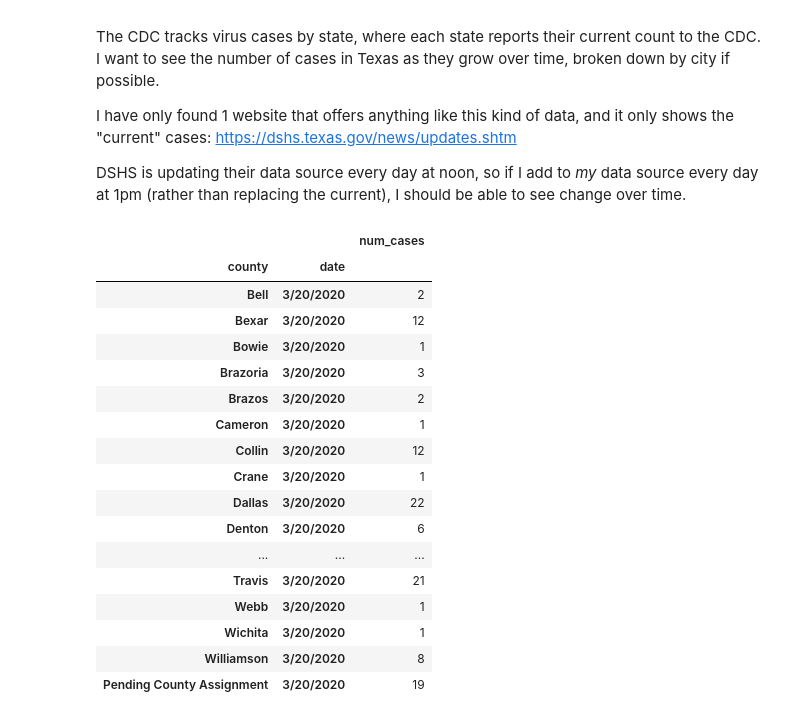
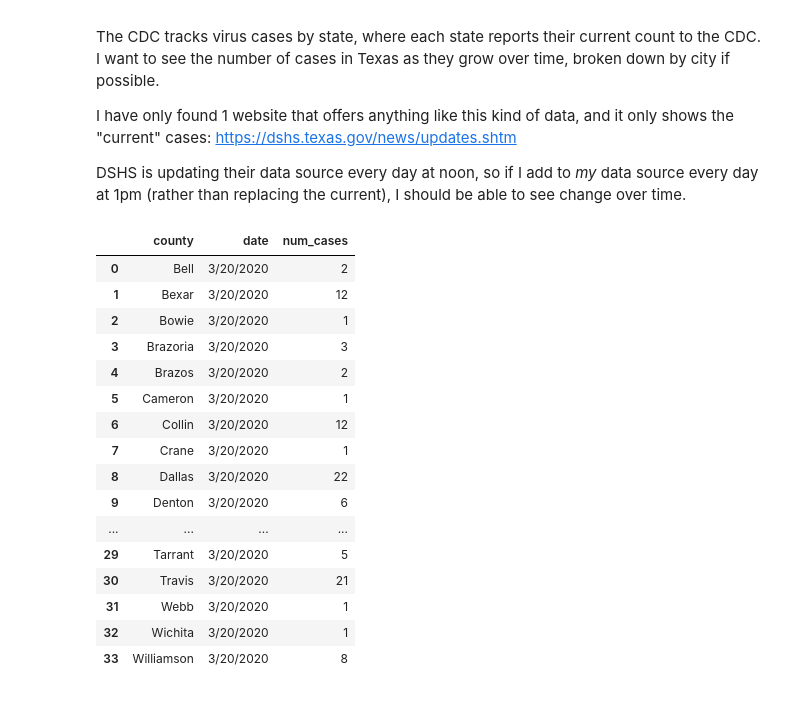
Before and after one commit to treytomes/covid-19-tracking, a Jupyter notebook: Virus Tracking.ipynb, the cells around one changed output. Saved outputs shown, nothing was run; the diff lists cells and outputs as text; code cells hidden in the pictures.

```diff
--- a/Virus Tracking.ipynb
+++ b/Virus Tracking.ipynb
@@ -17,42 +17,39 @@ source = BeautifulSoup(response.text, "html.parser")
 # %%
 import pandas as pd
 import datetime as dt
 
 tables = source.find_all("table")
 county_table = [t for t in tables if t.has_attr("summary") and t.attrs["summary"] == "COVID-19 Cases in Texas Counties"][0]
 
-row_groups = [tr.find_all("td") for tr in county_table.find_all("tr")][1:]
+row_groups = [tr.find_all("td") for tr in county_table.find_all("tr")][1:-1]
 
 today = dt.datetime.today()
 
 num_cases = [{
     "county": td[0].text,
     "date": f"{today.month}/{today.day}/{today.year}",
     "num_cases": td[1].text
 } for td in row_groups]
 
 df_num_cases = pd.DataFrame(num_cases)
 
 df_num_cases.set_index(["county", "date"], inplace=True)
 df_num_cases.to_csv("data.csv")
-
-display(df_num_cases)
 # %% [output]
-|  |  | num_cases |
-| county | date |  |
-| Bell | 3/20/2020 | 2 |
-| Bexar | 3/20/2020 | 12 |
-| Bowie | 3/20/2020 | 1 |
-| Brazoria | 3/20/2020 | 3 |
-| Brazos | 3/20/2020 | 2 |
-| Cameron | 3/20/2020 | 1 |
-| Collin | 3/20/2020 | 12 |
-| Crane | 3/20/2020 | 1 |
-| Dallas | 3/20/2020 | 22 |
-| Denton | 3/20/2020 | 6 |
-| ... | ... | ... |
-| Travis | 3/20/2020 | 21 |
-| Webb | 3/20/2020 | 1 |
-| Wichita | 3/20/2020 | 1 |
-| Williamson | 3/20/2020 | 8 |
-| Pending County Assignment | 3/20/2020 | 19 |
+|  | county | date | num_cases |
+| 0 | Bell | 3/20/2020 | 2 |
+| 1 | Bexar | 3/20/2020 | 12 |
+| 2 | Bowie | 3/20/2020 | 1 |
+| 3 | Brazoria | 3/20/2020 | 3 |
+| 4 | Brazos | 3/20/2020 | 2 |
+| 5 | Cameron | 3/20/2020 | 1 |
+| 6 | Collin | 3/20/2020 | 12 |
+| 7 | Crane | 3/20/2020 | 1 |
+| 8 | Dallas | 3/20/2020 | 22 |
+| 9 | Denton | 3/20/2020 | 6 |
+| ... | ... | ... | ... |
+| 29 | Tarrant | 3/20/2020 | 5 |
+| 30 | Travis | 3/20/2020 | 21 |
+| 31 | Webb | 3/20/2020 | 1 |
+| 32 | Wichita | 3/20/2020 | 1 |
+| 33 | Williamson | 3/20/2020 | 8 |
```
Also changed, not shown: parts of 3 cells of this notebook, 1 other file.
